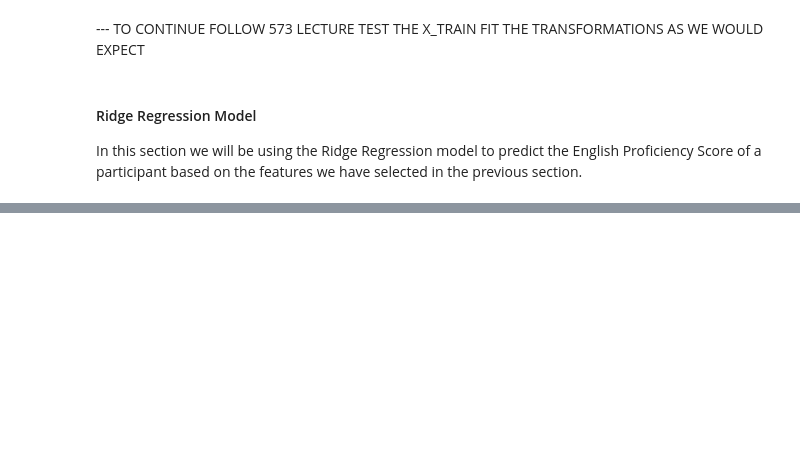
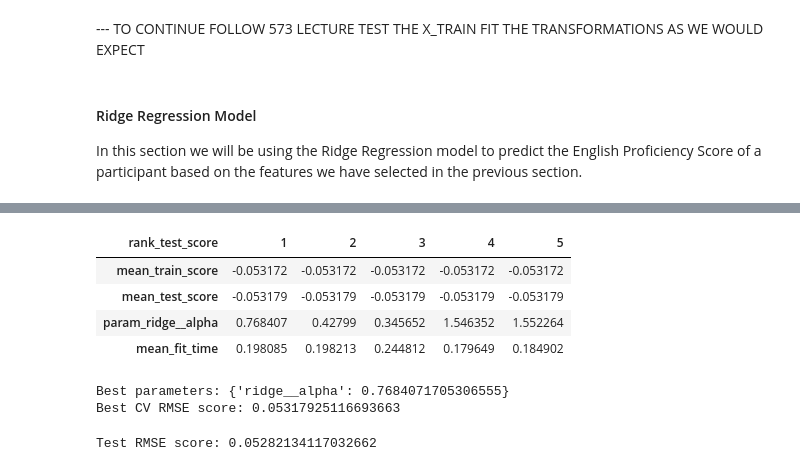
Before and after one commit to UBC-MDS/english-score-predictor, a Jupyter notebook: src/English Language Learning Ability Prediction.ipynb, the cells around one changed output, grey strips where cells are left out. Drawn from its saved outputs; the diff is of its cells as text; code cells hidden in the pictures; blank space fills up the shorter version.

Commit message:
unfinished ridge

```diff
--- a/src/English Language Learning Ability Prediction.ipynb
+++ b/src/English Language Learning Ability Prediction.ipynb
@@ -599,12 +600,3 @@ Data columns (total 16 columns):
  15  education            140594 non-null  float64
 dtypes: float64(16)
 memory usage: 18.2 MB
-# %%
-from sklearn.linear_model import Ridge, RidgeCV
-
-# Set alphas to search over
-alphas = 10.0 ** np.arange(-6, 6, 1)
-
-# Make the pipeline
-ridge_pipe = make_pipeline(preprocessor, RidgeCV(alphas=alphas, cv=10))
-ridge_pipe.fit(X_train, y_train)
@@ -634,0 +625,24 @@ In this section we will be using the Ridge Regression model to predict the Engli
+# %%
+from sklearn.linear_model import Ridge
+from sklearn.model_selection import RandomizedSearchCV
+from scipy.stats import loguniform
+
+# Make the pipeline
+ridge_pipe = make_pipeline(preprocessor, Ridge())
+
+# Create the parameter grid
+param_grid = {
+    "ridge__alpha": loguniform(1e-3, 1e3),
+}
+
+ridge_search = RandomizedSearchCV(
+    ridge_pipe,
+    param_distributions=param_grid,
+    n_jobs=-1,
+    n_iter=30,
+    return_train_score=True,
+    scoring="neg_root_mean_squared_error",
+    random_state=123,
+)
+
+ridge_search.fit(X_train, y_train)
@@ -634,0 +667,26 @@ In this section we will be using the Ridge Regression model to predict the Engli
+# %%
+pd.DataFrame(ridge_search.cv_results_)[
+    [
+        "mean_train_score",
+        "mean_test_score",
+        "param_ridge__alpha",
+        "mean_fit_time",
+        "rank_test_score",
+    ]
+].set_index("rank_test_score").sort_index().head(5).T
+# %% [output]
+| rank_test_score | 1 | 2 | 3 | 4 | 5 |
+| mean_train_score | -0.053172 | -0.053172 | -0.053172 | -0.053172 | -0.053172 |
+| mean_test_score | -0.053179 | -0.053179 | -0.053179 | -0.053179 | -0.053179 |
+| param_ridge__alpha | 0.768407 | 0.42799 | 0.345652 | 1.546352 | 1.552264 |
+| mean_fit_time | 0.198085 | 0.198213 | 0.244812 | 0.179649 | 0.184902 |
+# %%
+print("Best parameters:", ridge_search.best_params_)
+print("Best CV RMSE score:", -ridge_search.best_score_)
+# %% [output]
+Best parameters: {'ridge__alpha': 0.7684071705306555}
+Best CV RMSE score: 0.05317925116693663
+# %%
+print(f"Test RMSE score: {-ridge_search.score(X_test, y_test)}")
+# %% [output]
+Test RMSE score: 0.05282134117032662
```
Also changed, not shown: parts of 8 cells of this notebook.
